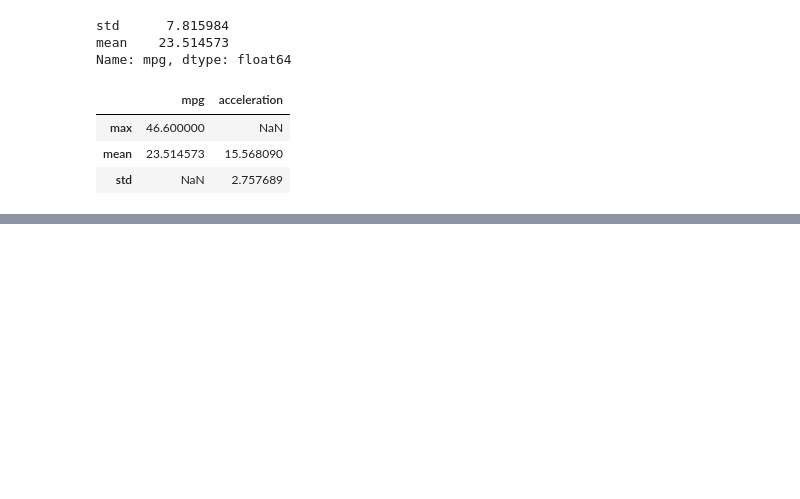
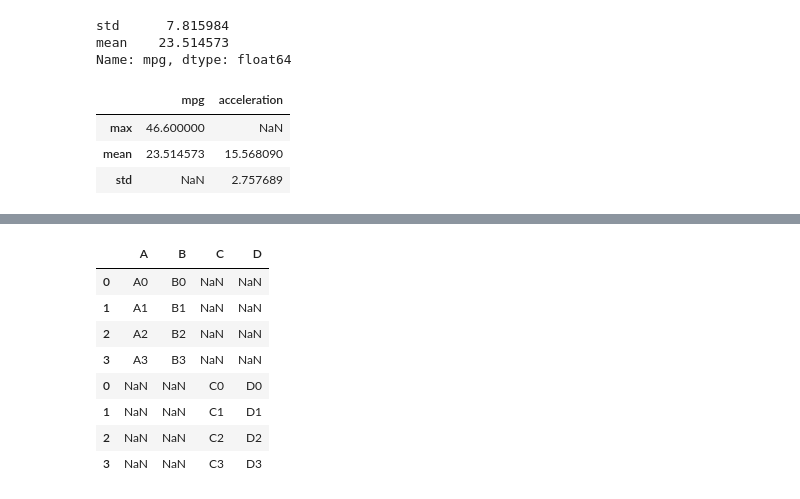
Before and after one commit to eslamwe/Pandas, a Jupyter notebook: pandas.ipynb, the cells around one changed output, grey strips where cells are left out. Cells and saved outputs as stored; diff of their text form; code cells hidden in the pictures; blank space fills up the shorter version.

Commit message:
Combining DataFrames, concatenate

```diff
--- a/pandas.ipynb
+++ b/pandas.ipynb
@@ -1481,0 +1486,8 @@ df.agg({'mpg':['max','mean'],'acceleration':['mean','std']})
+# %%
+data_one = {'A': ['A0', 'A1', 'A2', 'A3'],'B': ['B0', 'B1', 'B2', 'B3']}
+# %%
+data_two = {'C': ['C0', 'C1', 'C2', 'C3'], 'D': ['D0', 'D1', 'D2', 'D3']}
+# %%
+one = pd.DataFrame(data_one)
+# %%
+two = pd.DataFrame(data_two)
@@ -1481,0 +1510,13 @@ df.agg({'mpg':['max','mean'],'acceleration':['mean','std']})
+# %%
+pd.concat([one,two],axis=0)
+#doesn't make sense
+# %% [output]
+|  | A | B | C | D |
+| 0 | A0 | B0 | NaN | NaN |
+| 1 | A1 | B1 | NaN | NaN |
+| 2 | A2 | B2 | NaN | NaN |
+| 3 | A3 | B3 | NaN | NaN |
+| 0 | NaN | NaN | C0 | D0 |
+| 1 | NaN | NaN | C1 | D1 |
+| 2 | NaN | NaN | C2 | D2 |
+| 3 | NaN | NaN | C3 | D3 |
```
Also changed, not shown: parts of 7 cells of this notebook.
